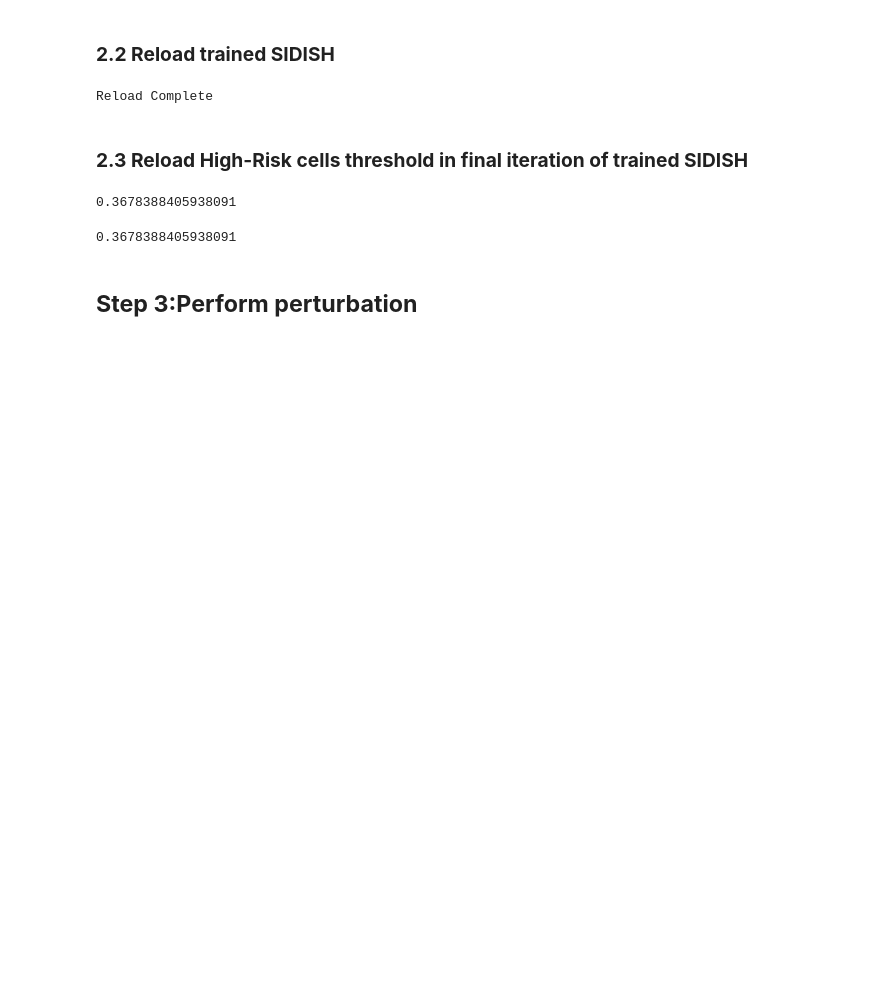
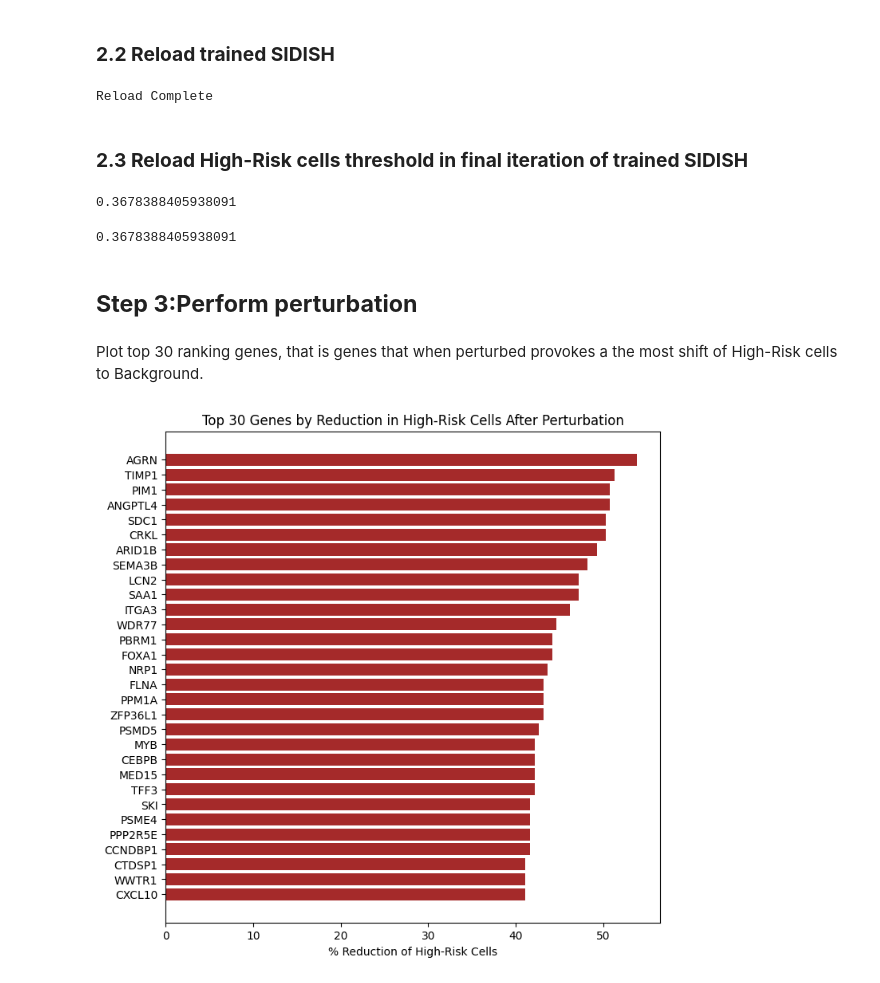
Before and after one commit to mcgilldinglab/SIDISH, a Jupyter notebook: tutorials/tutorial_3_perturbation.ipynb, the cells around one changed output. Cells and saved outputs as stored; diff of their text form; code cells hidden in the pictures; blank space fills up the shorter version.

```diff
--- a/tutorials/tutorial_3_perturbation.ipynb
+++ b/tutorials/tutorial_3_perturbation.ipynb
@@ -65,3 +65,9 @@ sdh.get_percentille(0.90)
 ## **Step 3:Perform perturbation**
 # %%
 percentage_dict, pvalue_dict = sdh.run_Perturbation()
+# %% [markdown]
+Plot top 30 ranking genes, that is genes that when perturbed provokes a the most shift of High-Risk cells to Background.
+# %%
+sdh.plot_top_perturbed_genes(percentage_dict, top_n=30)
+# %% [output]
+[figure, added]
```
Also changed, not shown: parts of 2 cells of this notebook, 4 other files.
